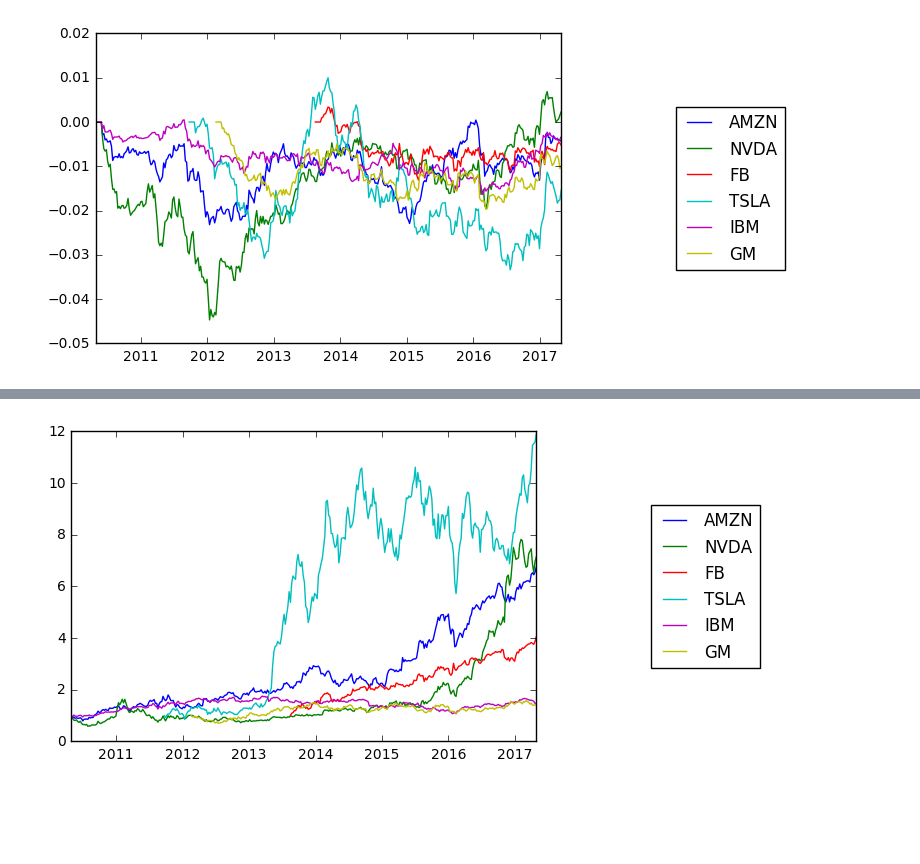
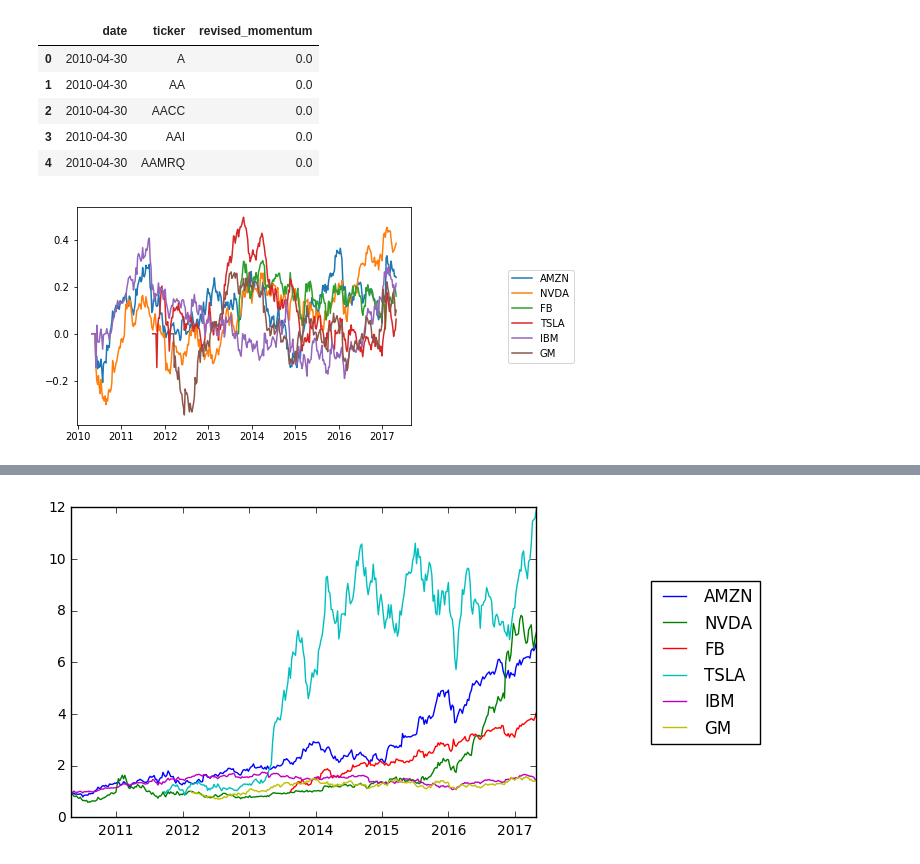
Before and after one commit to BaruchMFE2016/BaruchMFEInvestment, a Jupyter notebook: revised_momentum.ipynb, the cells around one changed output, grey strips where cells are left out. Saved outputs shown, nothing was run; the diff lists cells and outputs as text; code cells hidden in the pictures; blank space fills up the shorter version.

Commit message:
mmt gap and rmmt result

```diff
--- a/revised_momentum.ipynb
+++ b/revised_momentum.ipynb
@@ -75,2 +23,5 @@ univ_table = univ_table[univ_table.ticker.isin(selTickers)]
+# %%
+univ_table = stack(univ)
+univ_table.date = pd.to_datetime(univ_table.date)
 # %%
 rmmt_dict = revised_momentum(univ_table, 4, 52, c=0.5)
@@ -79,10 +28,20 @@ KeyError: 'Level date must be same as name (None)'
 # %%
 rmmt_table = stack(rmmt_dict)
+# %%
+rmmt_table.head()
+# %% [output]
+|  | date | ticker | revised_momentum |
+| 0 | 2010-04-30 | A | 0.0 |
+| 1 | 2010-04-30 | AA | 0.0 |
+| 2 | 2010-04-30 | AACC | 0.0 |
+| 3 | 2010-04-30 | AAI | 0.0 |
+| 4 | 2010-04-30 | AAMRQ | 0.0 |
 # %%
+selTickers = ['AMZN', 'NVDA', 'FB', 'TSLA', 'IBM', 'GM']
 for ticker in selTickers:
-    table = univ_table[univ_table.ticker == ticker]
-    plt.plot(pd.to_datetime(table.date), table.revised_momentum, label=ticker)
+    table = rmmt_table[rmmt_table.ticker == ticker]
+    plt.plot(table.date, table.revised_momentum.values, label=ticker)
 plt.legend(loc = 'center right', bbox_to_anchor = (1.5, 0.5))
 plt.show()
 # %% [output]
-[figure, old version]
+[figure, new version]
```
Also changed, not shown: parts of 7 cells of this notebook, 10 other files.
